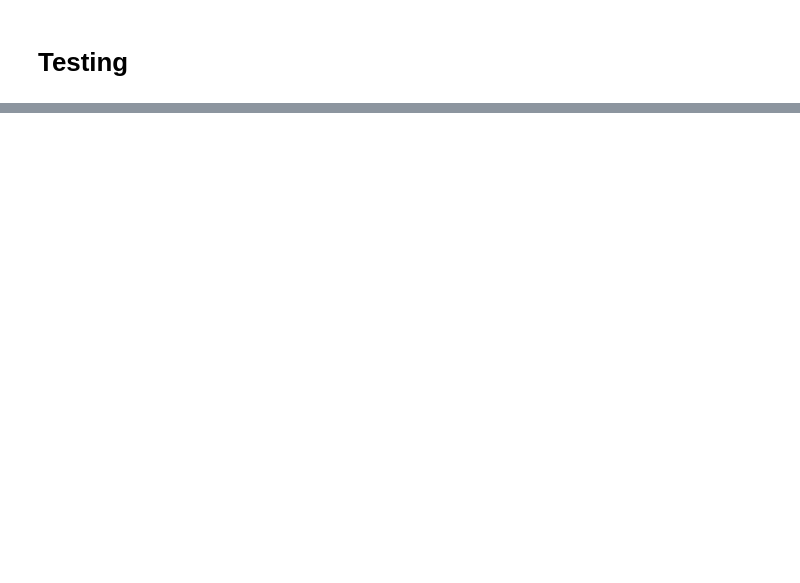
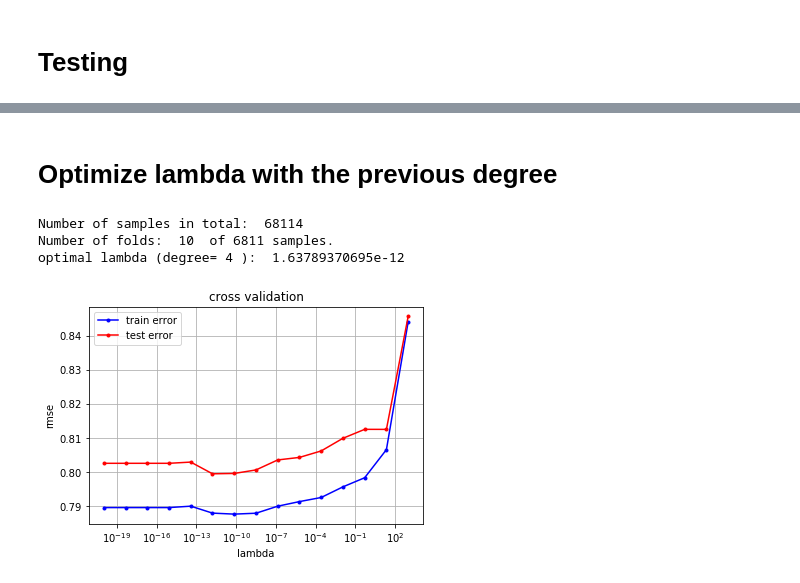
Before and after one commit to iricchi/Project1_ML, a Jupyter notebook: code/tom/t_ridge_regression.ipynb, the cells around one changed output, grey strips where cells are left out. Cells and saved outputs as stored; diff of their text form; code cells hidden in the pictures; blank space fills up the shorter version.

```diff
--- a/code/tom/t_ridge_regression.ipynb
+++ b/code/tom/t_ridge_regression.ipynb
@@ -124,0 +146,24 @@ classification error:  30.756808338838727
+# %% [markdown]
+# Optimize lambda with the previous degree
+# %%
+from cross_validation_ridge_regression import *
+
+# choose features
+ind_features = [1, 13, 6, 11, 7, 2, 16, 10, 12, 21, 19, 5, 9, 23, 0, 26, 3, 22, 4, 18, 28]
+
+# parameters
+lambda_min = -20
+lambda_max = 3
+lambda_steps = 15
+lambda_ = 0
+k_fold = 10
+
+# cross validation
+lambda_opt, rmse_tr, rmse_te = cross_validation_lambda_ridge_regression(y, X[:,ind_features], degree_opt, lambda_min, lambda_max, lambda_steps, k_fold, 1)
+
+print('optimal lambda (degree=',degree_opt,'): ', lambda_opt)
+# %% [output]
+Number of samples in total:  68114
+Number of folds:  10  of 6811 samples.
+optimal lambda (degree= 4 ):  1.63789370695e-12
+[figure, added]
```
Also changed, not shown: parts of 5 cells of this notebook, 5 other files.
